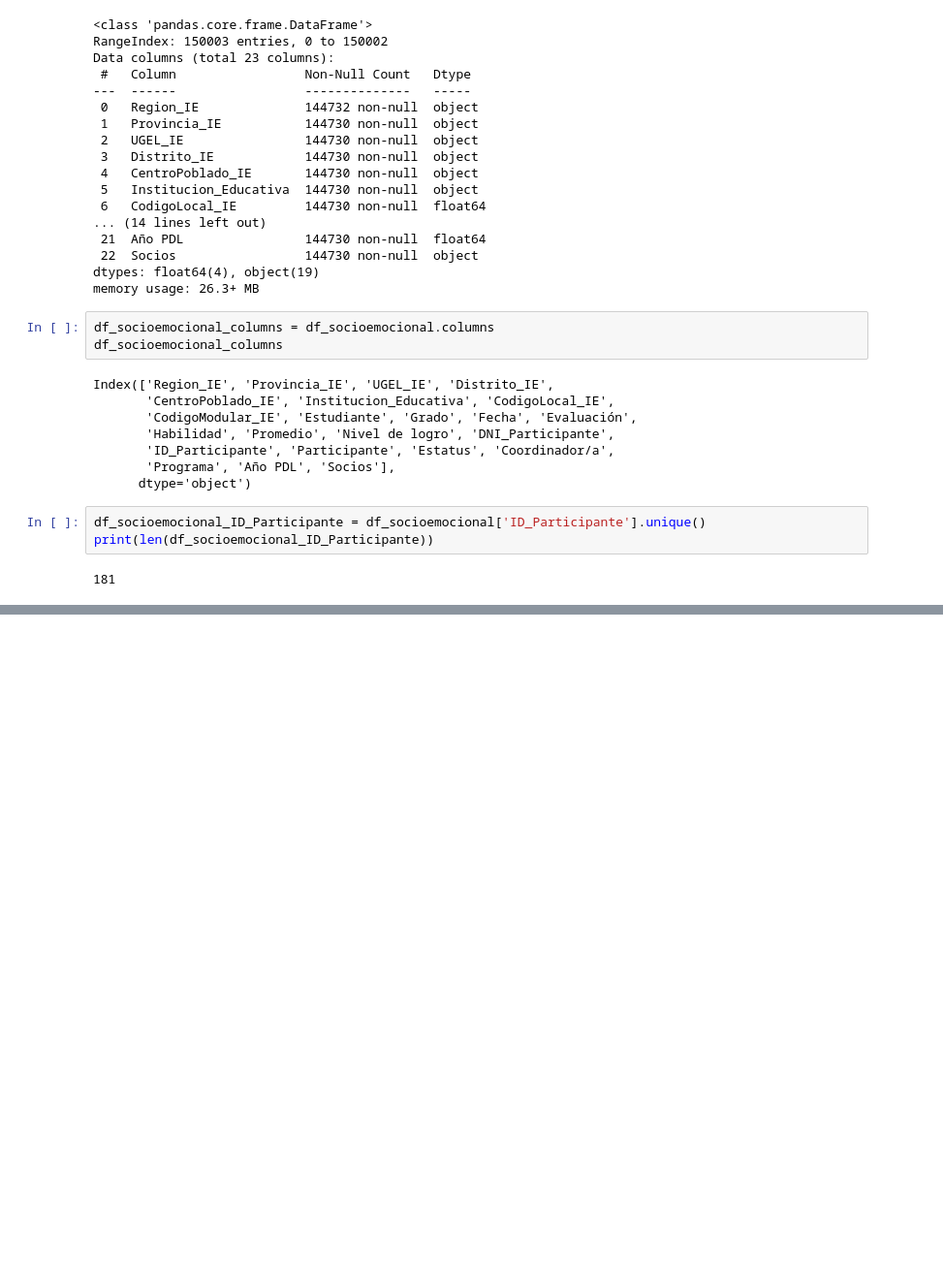
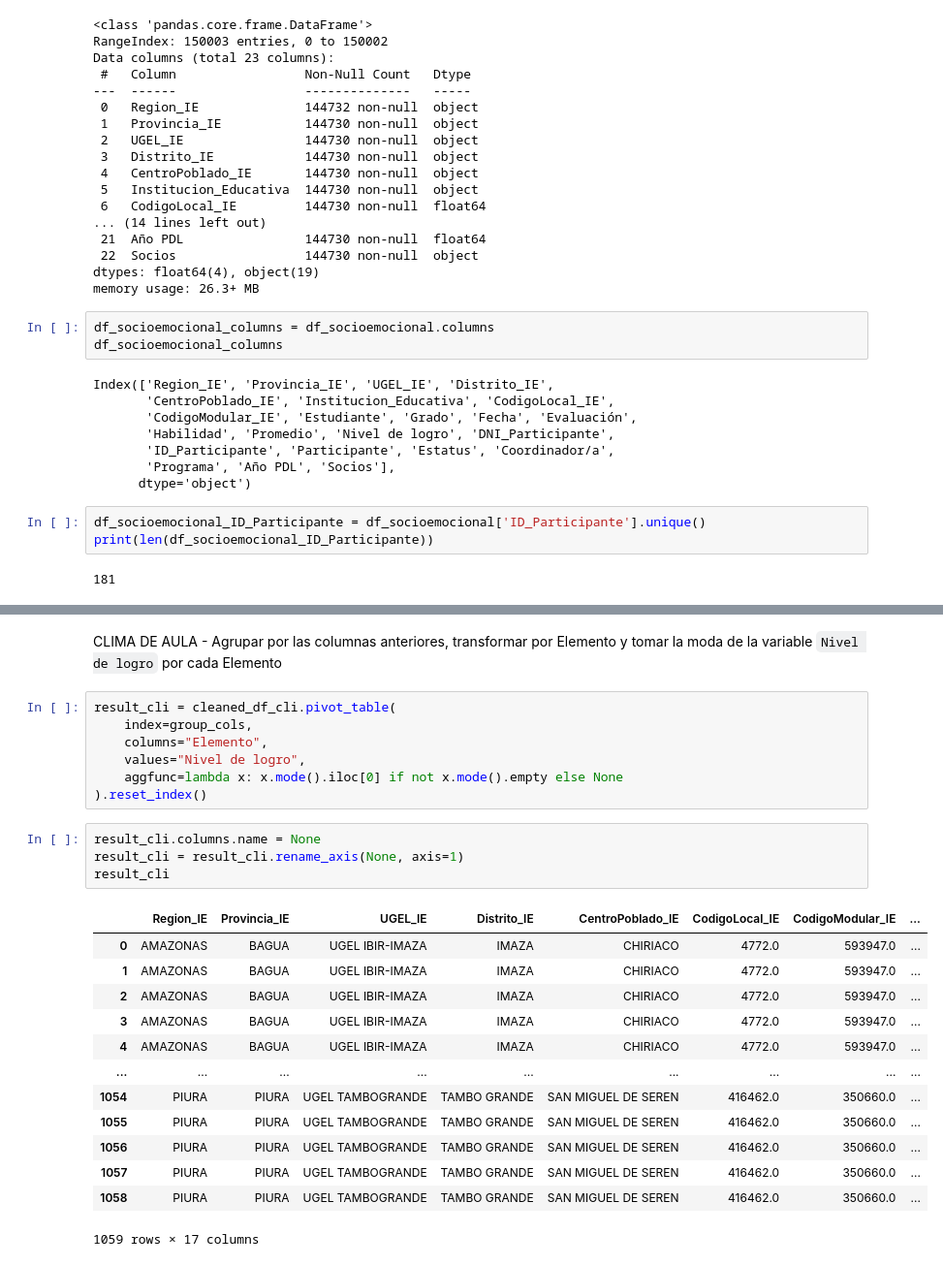
Before and after one commit to Raxcsu/breit-project, a Jupyter notebook: notebook/2 main.ipynb, the cells around one changed output, grey strips where cells are left out. Shown: that part at 97% size. Drawn from its saved outputs; the diff is of its cells as text; blank space fills up the shorter version.

```diff
--- a/notebook/2 main.ipynb
+++ b/notebook/2 main.ipynb
@@ -132,0 +249,27 @@ print(len(df_socioemocional_ID_Participante))
+# %% [markdown]
+CLIMA DE AULA - Agrupar por las columnas anteriores, transformar por Elemento y tomar la moda de la variable `Nivel de logro` por cada Elemento
+# %%
+result_cli = cleaned_df_cli.pivot_table(
+    index=group_cols,
+    columns="Elemento",
+    values="Nivel de logro",
+    aggfunc=lambda x: x.mode().iloc[0] if not x.mode().empty else None
+).reset_index()
+# %%
+result_cli.columns.name = None
+result_cli = result_cli.rename_axis(None, axis=1)
+result_cli
+# %% [output]
+|  | Region_IE | Provincia_IE | UGEL_IE | Distrito_IE | CentroPoblado_IE | CodigoLocal_IE | CodigoModular_IE | ... |
+| 0 | AMAZONAS | BAGUA | UGEL IBIR-IMAZA | IMAZA | CHIRIACO | 4772.0 | 593947.0 | ... |
+| 1 | AMAZONAS | BAGUA | UGEL IBIR-IMAZA | IMAZA | CHIRIACO | 4772.0 | 593947.0 | ... |
+| 2 | AMAZONAS | BAGUA | UGEL IBIR-IMAZA | IMAZA | CHIRIACO | 4772.0 | 593947.0 | ... |
+| 3 | AMAZONAS | BAGUA | UGEL IBIR-IMAZA | IMAZA | CHIRIACO | 4772.0 | 593947.0 | ... |
+| 4 | AMAZONAS | BAGUA | UGEL IBIR-IMAZA | IMAZA | CHIRIACO | 4772.0 | 593947.0 | ... |
+| ... | ... | ... | ... | ... | ... | ... | ... | ... |
+| 1054 | PIURA | PIURA | UGEL TAMBOGRANDE | TAMBO GRANDE | SAN MIGUEL DE SEREN | 416462.0 | 350660.0 | ... |
+| 1055 | PIURA | PIURA | UGEL TAMBOGRANDE | TAMBO GRANDE | SAN MIGUEL DE SEREN | 416462.0 | 350660.0 | ... |
+| 1056 | PIURA | PIURA | UGEL TAMBOGRANDE | TAMBO GRANDE | SAN MIGUEL DE SEREN | 416462.0 | 350660.0 | ... |
+| 1057 | PIURA | PIURA | UGEL TAMBOGRANDE | TAMBO GRANDE | SAN MIGUEL DE SEREN | 416462.0 | 350660.0 | ... |
+| 1058 | PIURA | PIURA | UGEL TAMBOGRANDE | TAMBO GRANDE | SAN MIGUEL DE SEREN | 416462.0 | 350660.0 | ... |
+1059 rows × 17 columns
```
Also changed, not shown: parts of 19 cells of this notebook.
